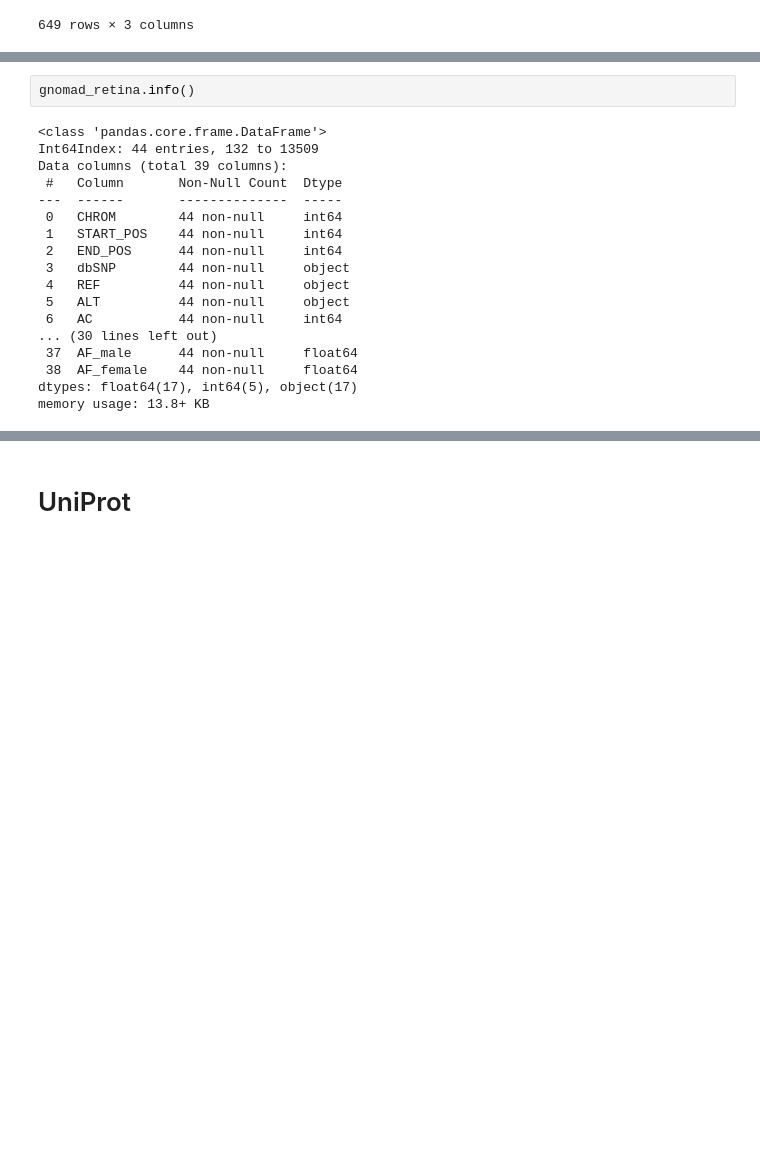
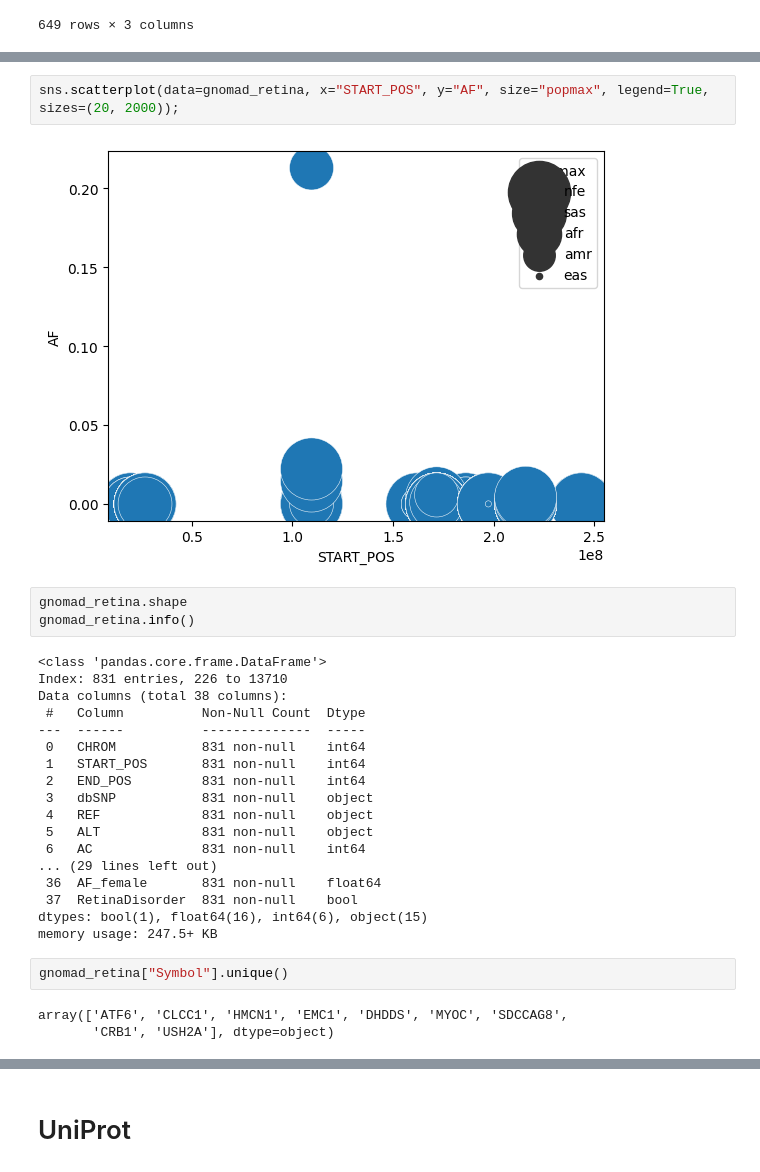
Before and after one commit to crodilla/Data_Analyst, a Jupyter notebook: EDA/GnomAD/gnomad.ipynb, the cells around one changed output, grey strips where cells are left out. Drawn from its saved outputs; the diff is of its cells as text; blank space fills up the shorter version.

```diff
--- a/EDA/GnomAD/gnomad.ipynb
+++ b/EDA/GnomAD/gnomad.ipynb
@@ -113,20 +178,30 @@ gnomad_retina
+# %%
+sns.scatterplot(data=gnomad_retina, x="START_POS", y="AF", size="popmax", legend=True, sizes=(20, 2000));
+# %% [output]
+[figure, added]
 # %%
+gnomad_retina.shape
 gnomad_retina.info()
 # %% [output]
 <class 'pandas.core.frame.DataFrame'>
-Int64Index: 44 entries, 132 to 13509
-Data columns (total 39 columns):
- #   Column       Non-Null Count  Dtype
----  ------       --------------  -----
- 0   CHROM        44 non-null     int64
- 1   START_POS    44 non-null     int64
- 2   END_POS      44 non-null     int64
- 3   dbSNP        44 non-null     object
- 4   REF          44 non-null     object
- 5   ALT          44 non-null     object
- 6   AC           44 non-null     int64
-... (30 lines left out)
- 37  AF_male      44 non-null     float64
- 38  AF_female    44 non-null     float64
-dtypes: float64(17), int64(5), object(17)
-memory usage: 13.8+ KB
+Index: 831 entries, 226 to 13710
+Data columns (total 38 columns):
+ #   Column          Non-Null Count  Dtype
+---  ------          --------------  -----
+ 0   CHROM           831 non-null    int64
+ 1   START_POS       831 non-null    int64
+ 2   END_POS         831 non-null    int64
+ 3   dbSNP           831 non-null    object
+ 4   REF             831 non-null    object
+ 5   ALT             831 non-null    object
+ 6   AC              831 non-null    int64
+... (29 lines left out)
+ 36  AF_female       831 non-null    float64
+ 37  RetinaDisorder  831 non-null    bool
+dtypes: bool(1), float64(16), int64(6), object(15)
+memory usage: 247.5+ KB
+# %%
+gnomad_retina["Symbol"].unique()
+# %% [output]
+array(['ATF6', 'CLCC1', 'HMCN1', 'EMC1', 'DHDDS', 'MYOC', 'SDCCAG8',
+       'CRB1', 'USH2A'], dtype=object)
```
Also changed, not shown: parts of 42 cells of this notebook, 8 other files.
